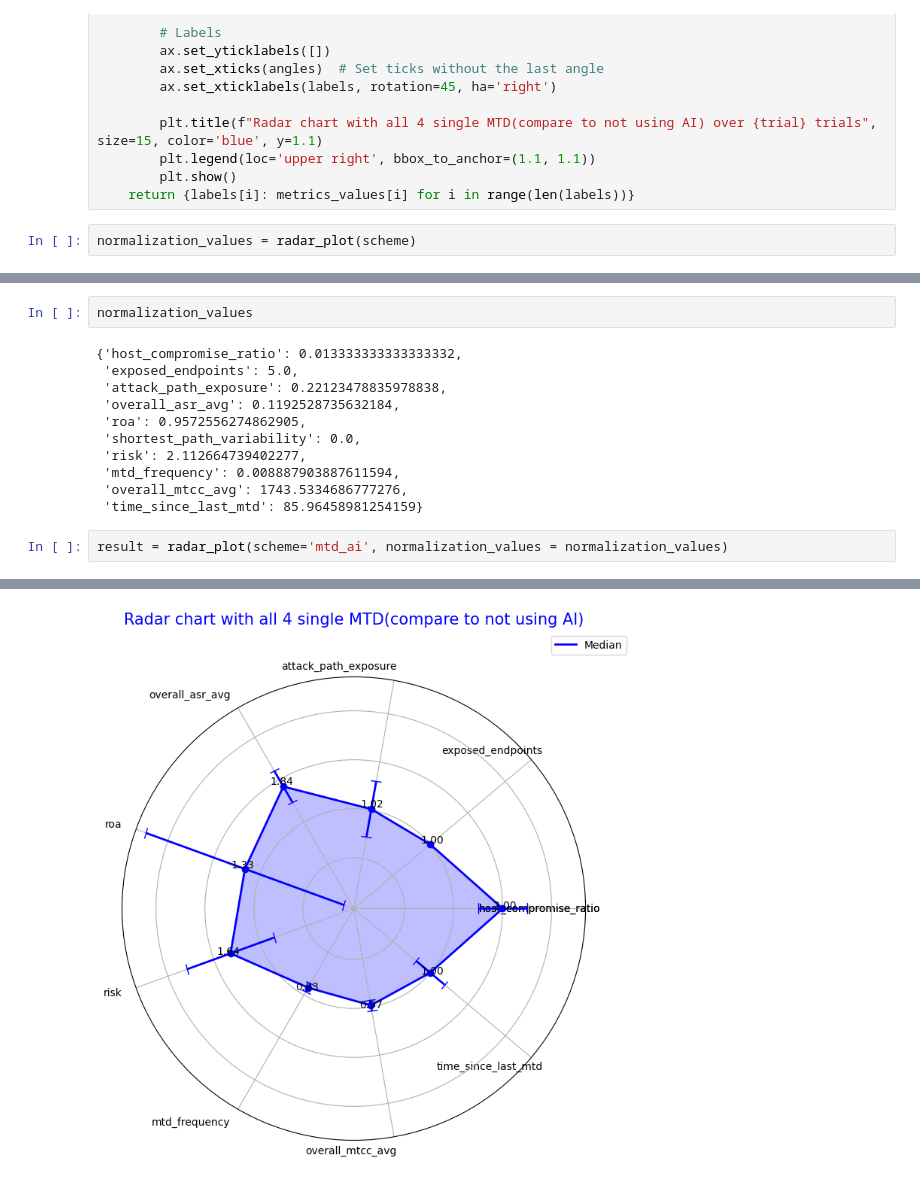
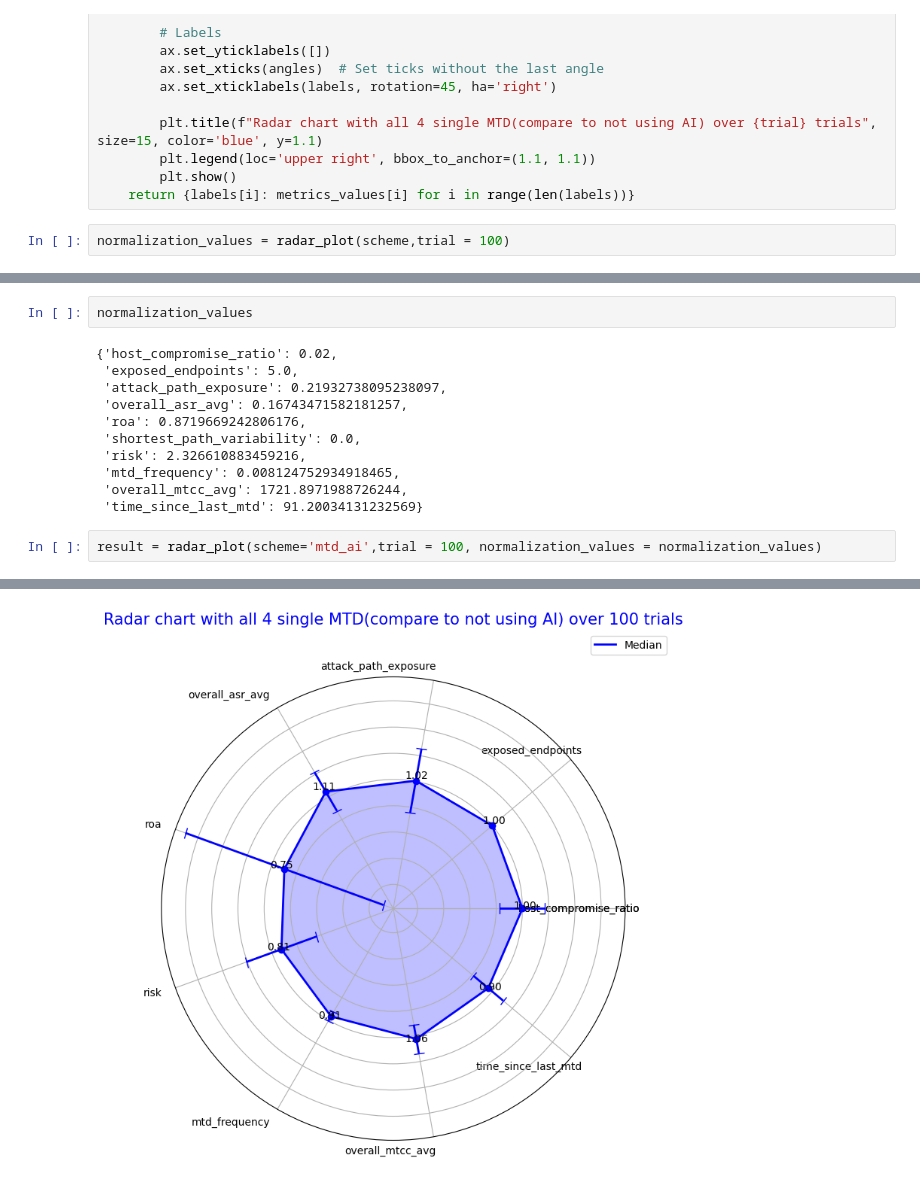
Before and after one commit to MoeBuTa/MTDSim, a Jupyter notebook: experiments/radar_charts.ipynb, the cells around one changed output, grey strips where cells are left out. Drawn from its saved outputs; the diff is of its cells as text.

Commit message:
radar chart

```diff
--- a/experiments/radar_charts.ipynb
+++ b/experiments/radar_charts.ipynb
@@ -131,5 +131,5 @@ def radar_plot(scheme,trial = 10, normalization_values = None):
         plt.show()
     return {labels[i]: metrics_values[i] for i in range(len(labels))}
 # %%
-normalization_values = radar_plot(scheme)
+normalization_values = radar_plot(scheme,trial = 100)
 # %% [output]
@@ -138,18 +153,18 @@ Compiled the loaded model, but the compiled metrics have yet to be built. `model
 # %%
 normalization_values
 # %% [output]
-{'host_compromise_ratio': 0.013333333333333332,
+{'host_compromise_ratio': 0.02,
  'exposed_endpoints': 5.0,
- 'attack_path_exposure': 0.22123478835978838,
- 'overall_asr_avg': 0.1192528735632184,
- 'roa': 0.9572556274862905,
+ 'attack_path_exposure': 0.21932738095238097,
+ 'overall_asr_avg': 0.16743471582181257,
+ 'roa': 0.8719669242806176,
  'shortest_path_variability': 0.0,
- 'risk': 2.112664739402277,
- 'mtd_frequency': 0.008887903887611594,
- 'overall_mtcc_avg': 1743.5334686777276,
- 'time_since_last_mtd': 85.96458981254159}
+ 'risk': 2.326610883459216,
+ 'mtd_frequency': 0.008124752934918465,
+ 'overall_mtcc_avg': 1721.8971988726244,
+ 'time_since_last_mtd': 91.20034131232569}
 # %%
-result = radar_plot(scheme='mtd_ai', normalization_values = normalization_values)
+result = radar_plot(scheme='mtd_ai',trial = 100, normalization_values = normalization_values)
 # %% [output]
 Compiled the loaded model, but the compiled metrics have yet to be built. `model.compile_metrics` will be empty until you train or evaluate the model.
 Compiled the loaded model, but the compiled metrics have yet to be built. `model.compile_metrics` will be empty until you train or evaluate the model.
@@ -164,4 +186,4 @@ Compiled the loaded model, but the compiled metrics have yet to be built. `model
-[figure, old version]
+[figure, new version]
 # %%
 result
 # %% [output]
```
Also changed, not shown: parts of 3 cells of this notebook, 13 other files.
